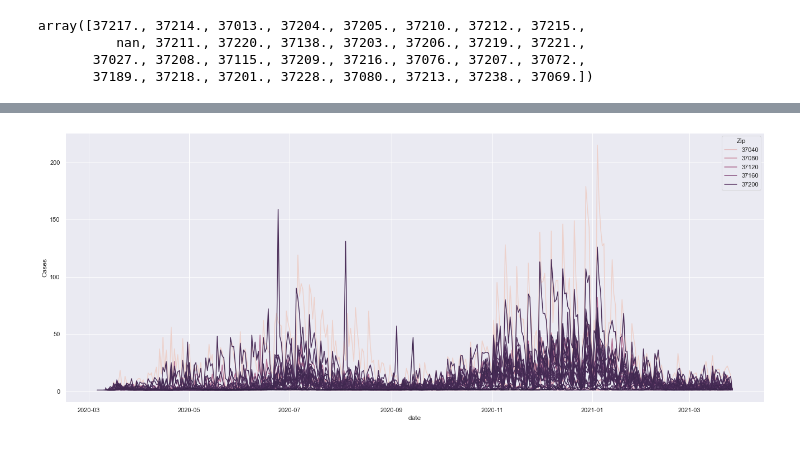
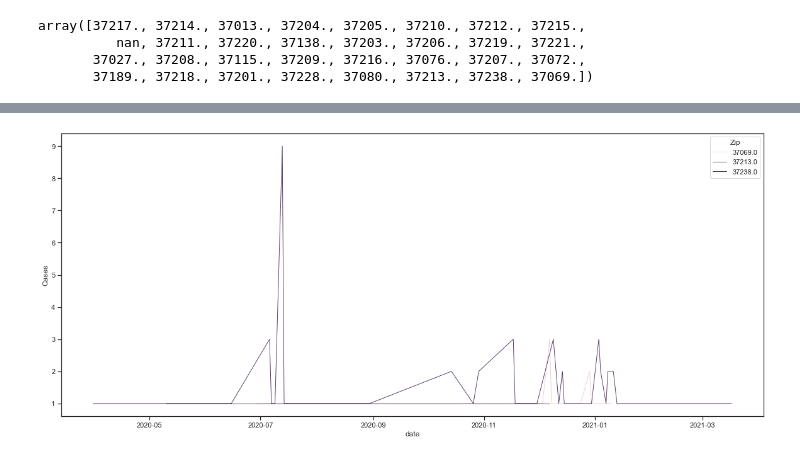
Before and after one commit to Chericehere/nash-covid-cases-vaccines-sky_cranes, a Jupyter notebook: covid.ipynb, the cells around one changed output, grey strips where cells are left out. Drawn from its saved outputs; the diff is of its cells as text; code cells hidden in the pictures.

```diff
--- a/covid.ipynb
+++ b/covid.ipynb
@@ -13,6 +13,7 @@ case_count_df=pd.read_csv('data/covid_count.csv')
 case_count_df['date']=pd.to_datetime(case_count_df['Specimen Collection Date'])
 cases_by_zip=case_count_df.groupby(['Zip']).sum()
 cases_by_zip['ZIP'] = cases_by_zip.index
+cases_by_zip = cases_by_zip.reset_index()
 cases_by_zip['ZIP'] = cases_by_zip.loc[:, ['ZIP']].astype(float)
 cases_zip_ord=cases_by_zip.sort_values(by=['Cases'], ascending=False)
 cases_zip_ord.head(5)
@@ -45,0 +46,5 @@ case_count_dfff
+# %%
+top_5_b=cases_zip_ord.tail(3)
+# %%
+case_count_bot=case_count_df[case_count_df['Zip'].isin(top_5_b.ZIP)]
+case_count_bot
@@ -71,3 +94,7 @@ array([37217., 37214., 37013., 37204., 37205., 37210., 37212., 37215.,
           nan, 37211., 37220., 37138., 37203., 37206., 37219., 37221.,
        37027., 37208., 37115., 37209., 37216., 37076., 37207., 37072.,
        37189., 37218., 37201., 37228., 37080., 37213., 37238., 37069.])
+# %%
+sns.set(style="ticks", rc={"lines.linewidth": 0.9})
+sns.lineplot(data=case_count_df, x="date", y="Cases", hue='Zip', palette='tab10')
+mpl.rcParams['figure.figsize'] = 20,12
@@ -74,6 +103,7 @@ array([37217., 37214., 37013., 37204., 37205., 37210., 37212., 37215.,
 # %%
-sns.set_palette("Paired")
-sns.lineplot(data=case_count_df, x="date", y="Cases", hue='Zip')
-rcParams['figure.figsize'] = 20,8.27
+sns.set_palette("hls")
+sns.set(style="ticks", rc={"lines.linewidth": 0.9})
+g=sns.lineplot(data=case_count_bot, x="date", y="Cases", hue='Zip')
+mpl.rcParams['figure.figsize'] = 20,8.27
 # %% [output]
-[figure, old version]
+[figure, new version]
```
Also changed, not shown: parts of 21 cells of this notebook.
